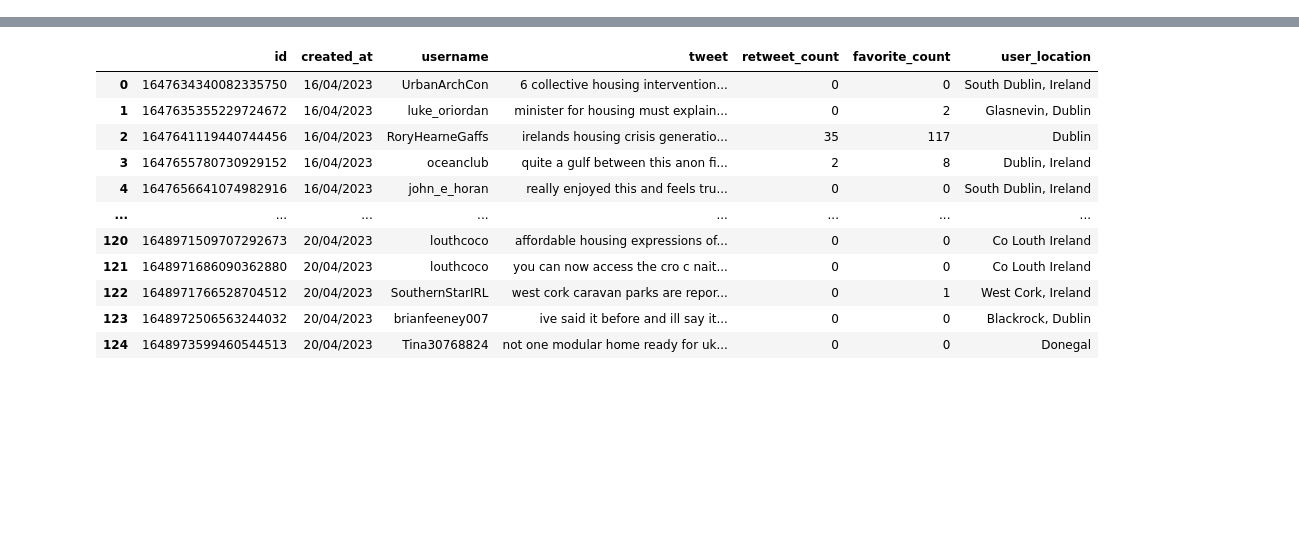
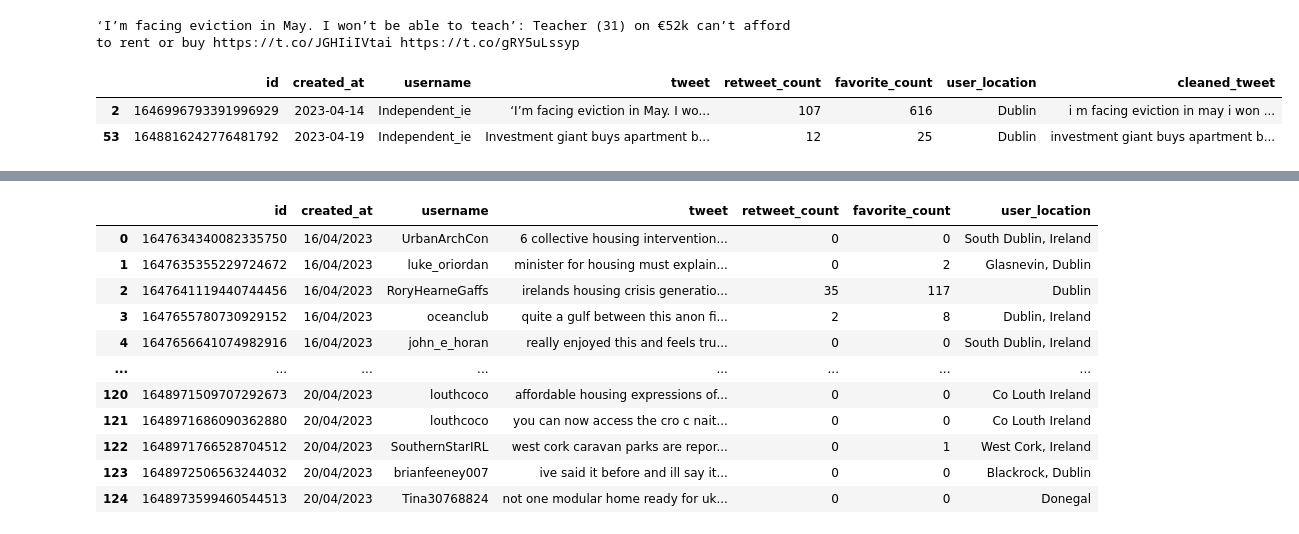
Before and after one commit to VirgilUwaoma/twitterwebscraping, a Jupyter notebook: programming_ca_two.ipynb, the cells around one changed output, grey strips where cells are left out. Saved outputs shown, nothing was run; the diff lists cells and outputs as text; code cells hidden in the pictures; blank space fills up the shorter version.

```diff
--- a/programming_ca_two.ipynb
+++ b/programming_ca_two.ipynb
@@ -117,0 +161,10 @@ df.head()
+# %%
+print(max_likes.tweet[0])
+# %% [output]
+‘I’m facing eviction in May. I won’t be able to teach’: Teacher (31) on €52k can’t afford to rent or buy https://t.co/JGHIiIVtai https://t.co/gRY5uLssyp
+# %%
+df.loc[df.username == max_retweets.username[0]]
+# %% [output]
+|  | id | created_at | username | tweet | retweet_count | favorite_count | user_location | cleaned_tweet |
+| 2 | 1646996793391996929 | 2023-04-14 | Independent_ie | ‘I’m facing eviction in May. I wo... | 107 | 616 | Dublin | i m facing eviction in may i won ... |
+| 53 | 1648816242776481792 | 2023-04-19 | Independent_ie | Investment giant buys apartment b... | 12 | 25 | Dublin | investment giant buys apartment b... |
```
Also changed, not shown: parts of 18 cells of this notebook, 1 other file.
